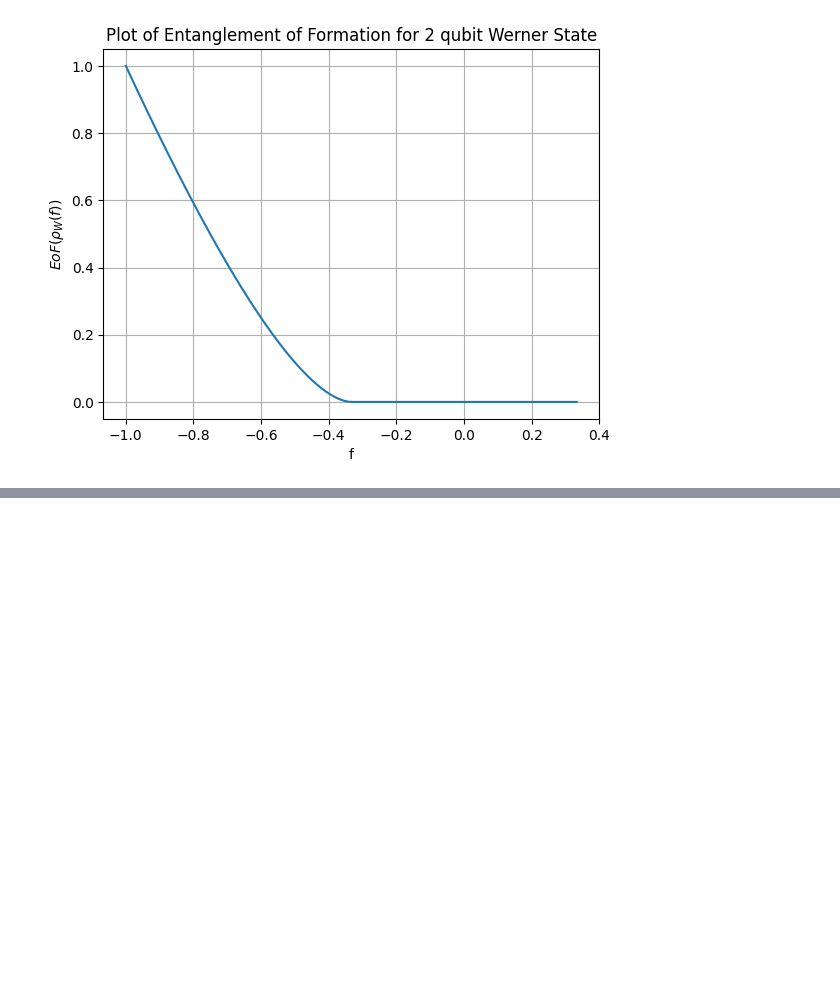
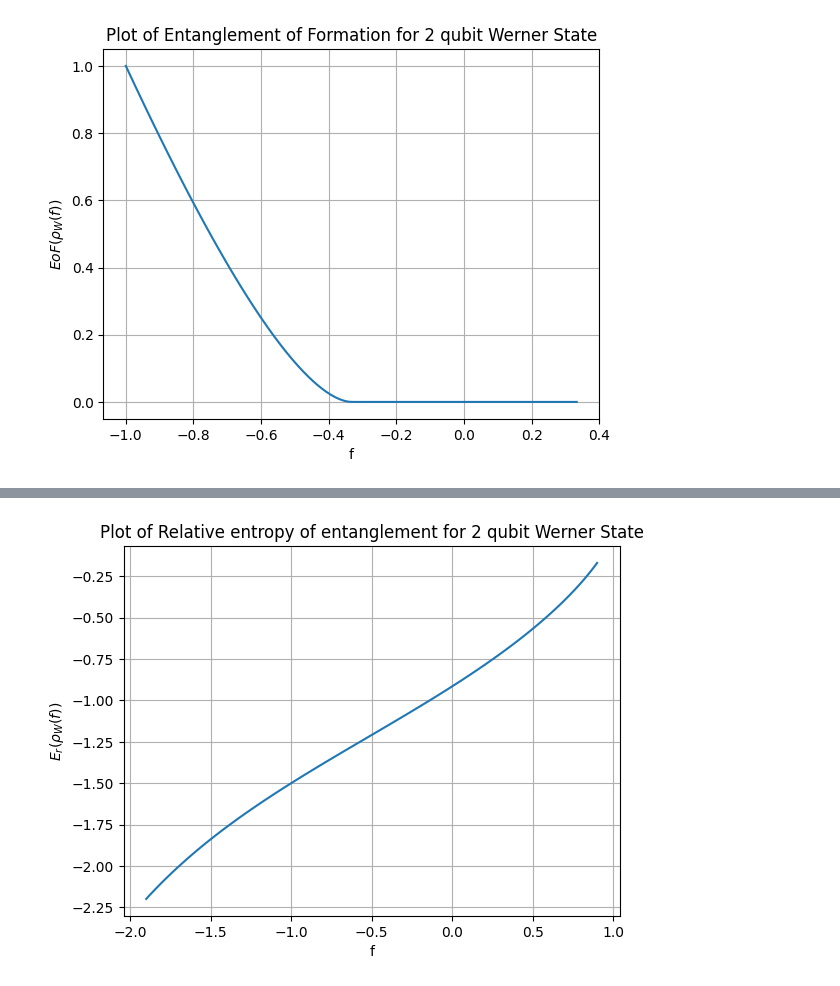
Before and after one commit to tinyRickk/Quantum_info_assingment, a Jupyter notebook: Werner_State_plots.ipynb, the cells around one changed output, grey strips where cells are left out. Saved outputs shown, nothing was run; the diff lists cells and outputs as text; code cells hidden in the pictures; blank space fills up the shorter version.

```diff
--- a/Werner_State_plots.ipynb
+++ b/Werner_State_plots.ipynb
@@ -95,0 +121,3 @@ plt.savefig("EoF.png")
+# %%
+#defining all the symbols
+f= sym("f")
@@ -95,0 +143,17 @@ plt.savefig("EoF.png")
+# %%
+def E_rr(f):
+    return (((1-f)*np.log2(1-f))/4+(f-5)/2+np.log2(3+f))
+# %%
+f3_vals = np.linspace(-1.9,0.9,100)
+E_rr_vals = []
+for val in f3_vals:
+    E_rr_vals.append(E_rr(val))
+# %%
+plt.plot(f3_vals,E_rr_vals)
+plt.ylabel(r"$E_r(\rho_W(f))$")
+plt.xlabel(r"f")
+plt.grid()
+plt.title("Plot of Relative entropy of entanglement for 2 qubit Werner State")
+plt.savefig("REE.png")
+# %% [output]
+[figure, added]
```
Also changed, not shown: parts of 9 cells of this notebook, 2 other files.
